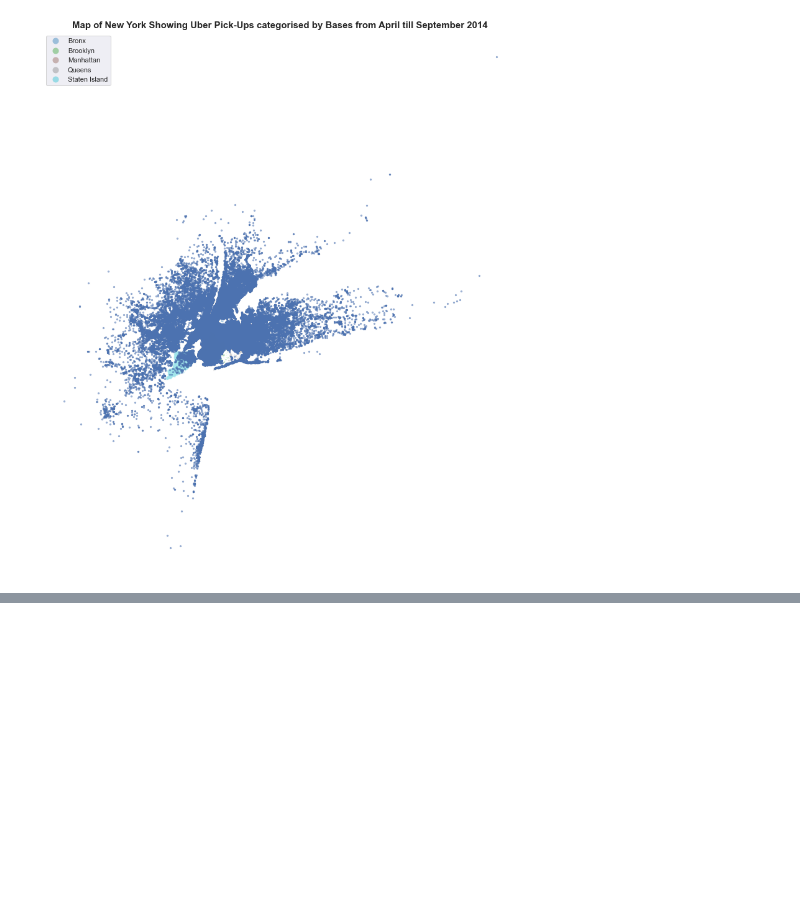
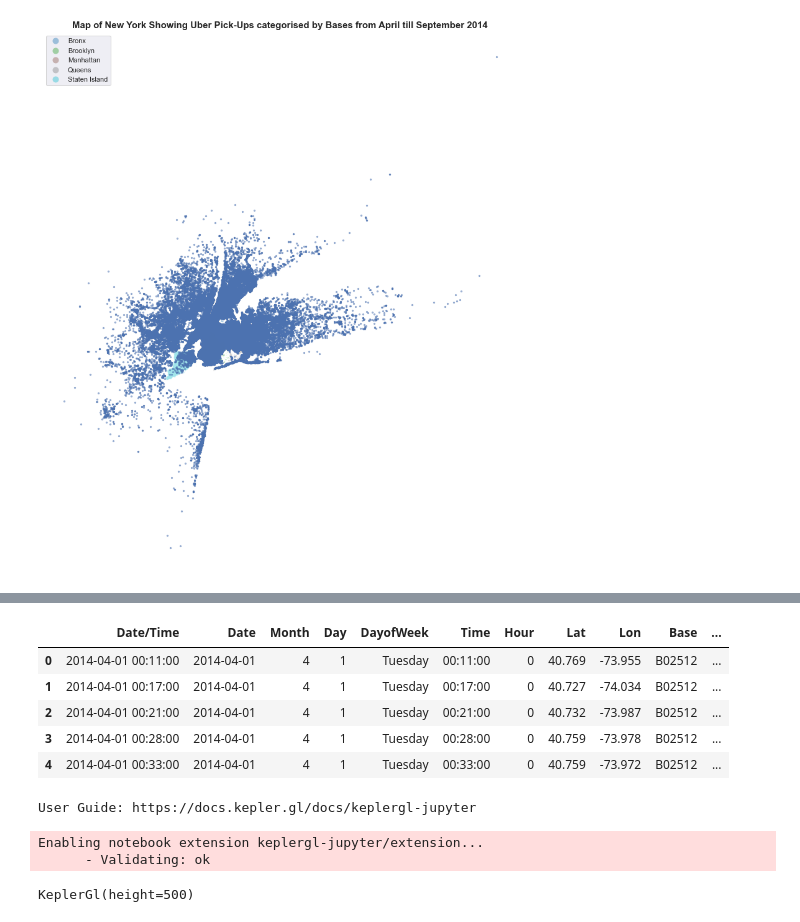
Before and after one commit to Chizzy-codes/Uber_Dataset_EDA, a Jupyter notebook: Uber_Dataset_Analysis.ipynb, the cells around one changed output, grey strips where cells are left out. Drawn from its saved outputs; the diff is of its cells as text; code cells hidden in the pictures; blank space fills up the shorter version.

```diff
--- a/Uber_Dataset_Analysis.ipynb
+++ b/Uber_Dataset_Analysis.ipynb
@@ -526,0 +481,4 @@ mplleaflet.display()  # shows interactive map inline in Jupyter but cannot handl
+# %%
+# Load Data For Quick Experimenting and save memory
+
+data = pd.read_csv('Complete_data.csv')
@@ -526,0 +504,9 @@ mplleaflet.display()  # shows interactive map inline in Jupyter but cannot handl
+# %%
+data.head()
+# %% [output]
+|  | Date/Time | Date | Month | Day | DayofWeek | Time | Hour | Lat | Lon | Base | ... |
+| 0 | 2014-04-01 00:11:00 | 2014-04-01 | 4 | 1 | Tuesday | 00:11:00 | 0 | 40.769 | -73.955 | B02512 | ... |
+| 1 | 2014-04-01 00:17:00 | 2014-04-01 | 4 | 1 | Tuesday | 00:17:00 | 0 | 40.727 | -74.034 | B02512 | ... |
+| 2 | 2014-04-01 00:21:00 | 2014-04-01 | 4 | 1 | Tuesday | 00:21:00 | 0 | 40.732 | -73.987 | B02512 | ... |
+| 3 | 2014-04-01 00:28:00 | 2014-04-01 | 4 | 1 | Tuesday | 00:28:00 | 0 | 40.759 | -73.978 | B02512 | ... |
+| 4 | 2014-04-01 00:33:00 | 2014-04-01 | 4 | 1 | Tuesday | 00:33:00 | 0 | 40.759 | -73.972 | B02512 | ... |
@@ -526,0 +519,14 @@ mplleaflet.display()  # shows interactive map inline in Jupyter but cannot handl
+# %%
+import keplergl
+import geopandas as gpd
+import keplergl
+from shapely.geometry import Point, Polygon
+!jupyter nbextension enable keplergl --py --sys-prefix
+
+kepler_map = keplergl.KeplerGl(height=500)
+kepler_map
+# %% [output]
+User Guide: https://docs.kepler.gl/docs/keplergl-jupyter
+Enabling notebook extension keplergl-jupyter/extension...
+      - Validating: ok
+KeplerGl(height=500)
```
Also changed, not shown: parts of 18 cells of this notebook.
